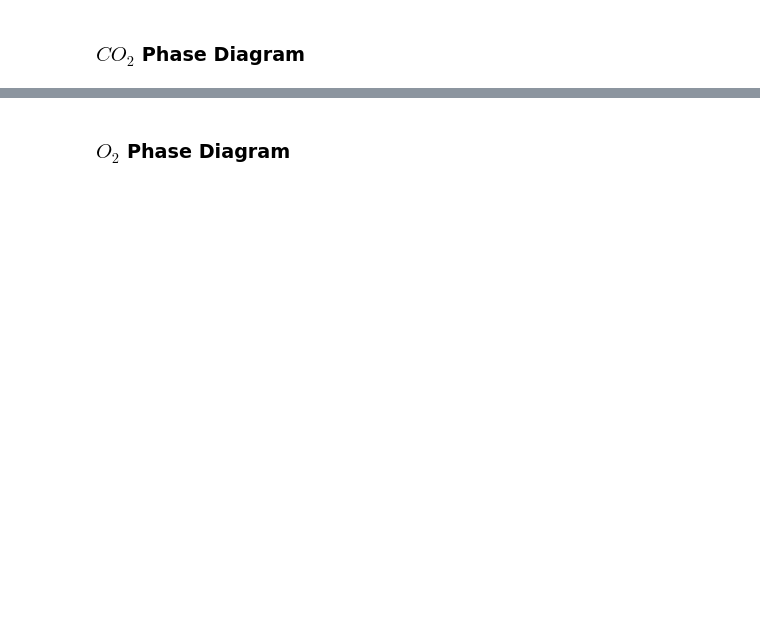
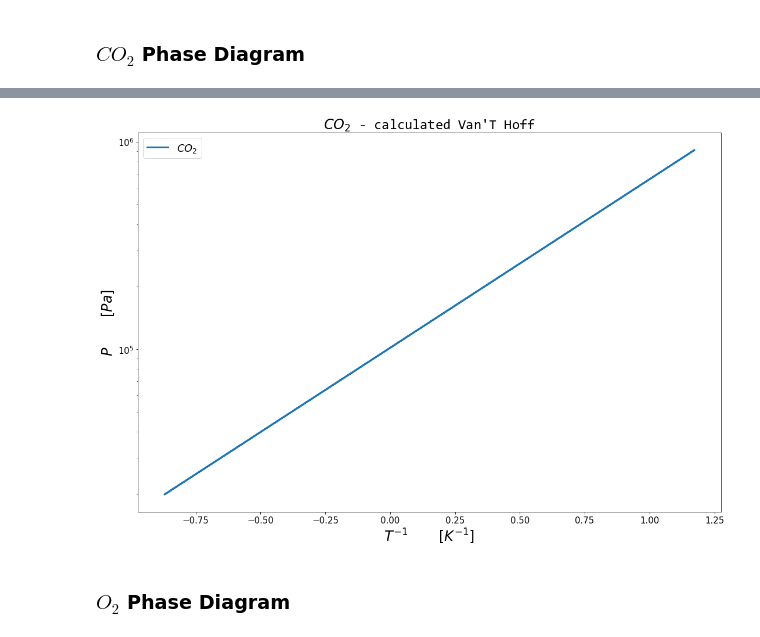
Before and after one commit to KiraSensei13/MNT_ITESM_courses, a Jupyter notebook: 2.2.ThermodynamicsOfMaterials/thermo_Hwk07/A01212611_thermo_Hwk07.ipynb, the cells around one changed output, grey strips where cells are left out. Cells and saved outputs as stored; diff of their text form; code cells hidden in the pictures; blank space fills up the shorter version.

```diff
--- a/2.2.ThermodynamicsOfMaterials/thermo_Hwk07/A01212611_thermo_Hwk07.ipynb
+++ b/2.2.ThermodynamicsOfMaterials/thermo_Hwk07/A01212611_thermo_Hwk07.ipynb
@@ -405,2 +333,33 @@ def plotPhaseDiagram_(T_trip, P_trip, T_boil, P_boil, T_crit, P_crit, H_melt, V_
+# %%
+def plotPhaseDiagram_(T_inv, P0, H, pName):
+
+    R = 8.314 #*u.J/(u.mol*u.K)
+
+    constant_sub = H/R                              # constant
+    T_sub_reduced = constant_sub*(T_inv - T_inv[0]) # reduced temperature -> the exponent eqn above
+    P = P0 * np.exp(T_sub_reduced)              # the pressure
+
+    # PLOT
+    scale = 6;
+    fig, ax = plt.subplots(figsize=(3*scale, 2*scale));
+    plt.plot(T_inv, P, '-', linewidth=3, label=pName);
+
+    # Triple and critical points
+    #plt.scatter([T_crit/u.K],[P_crit/u.Pa],s=100, label='Critical Point')
+    #plt.scatter([T_trip/u.K],[P_trip/u.Pa],s=100, color='c', label='Triple Point')
+    #plt.scatter([T_boil/u.K],[P_boil/u.Pa],s=100, color='g', label='Boiling Point')
+
+    # Plot config
+    plt.xscale('linear')
+    plt.yscale('log')
+    plt.xlabel(r'$T^{-1}$' + '    ' + r'$[K^{-1}]$', fontsize=24, **pfont);
+    plt.ylabel(r'$P$' + '    ' + r'$[Pa]$', fontsize=24, **pfont);
+    plt.title(pName + ' - calculated Van\'T Hoff', size=24, **pfont);
+    plt.legend(prop={'size': 18});
+    #plt.annotate('hola', xy=(T_inv[0],P0), xycoords='data', fontsize=20, **pfont)
+    #plt.annotate('liquid', xy=(1100,-250e6), xycoords='data', fontsize=20, **pfont)
+    #plt.annotate('gas', xy=(850,50e6), xycoords='data', fontsize=20, **pfont)
+    #plt.ylim(-2.5e9, 0.125e9)
+    #display(plt);
 # %% [markdown]
 ### $C O_2$ Phase Diagram
@@ -453,0 +366,15 @@ display(plt);
+# %%
+# the temperature and pressure at three important reference points in the water phase
+# diagram http://marohn-public.site44.com/Marohn-20180418-005000-Phase-Diagram.html
+# (T,P) at the triple point
+
+# array of temp points and cosntants
+P0 = 101325 #*u.Pa
+H_vap = 15.55 #*u.kJ/u.mol
+T_ref = 298.15 #*u.K
+T_inv = 1/np.linspace(T_ref-1000, T_ref+1000, 1000) #*u.K
+
+# plot
+plotPhaseDiagram_(T_inv, P0, H_vap, r'$C O_2$')
+display(plt);
+# %% [output]
@@ -454,2 +382,3 @@ display(plt);
+[figure, added]
 # %% [markdown]
 ### $O_2$ Phase Diagram
```
Also changed, not shown: parts of 8 cells of this notebook, 2 other files.
